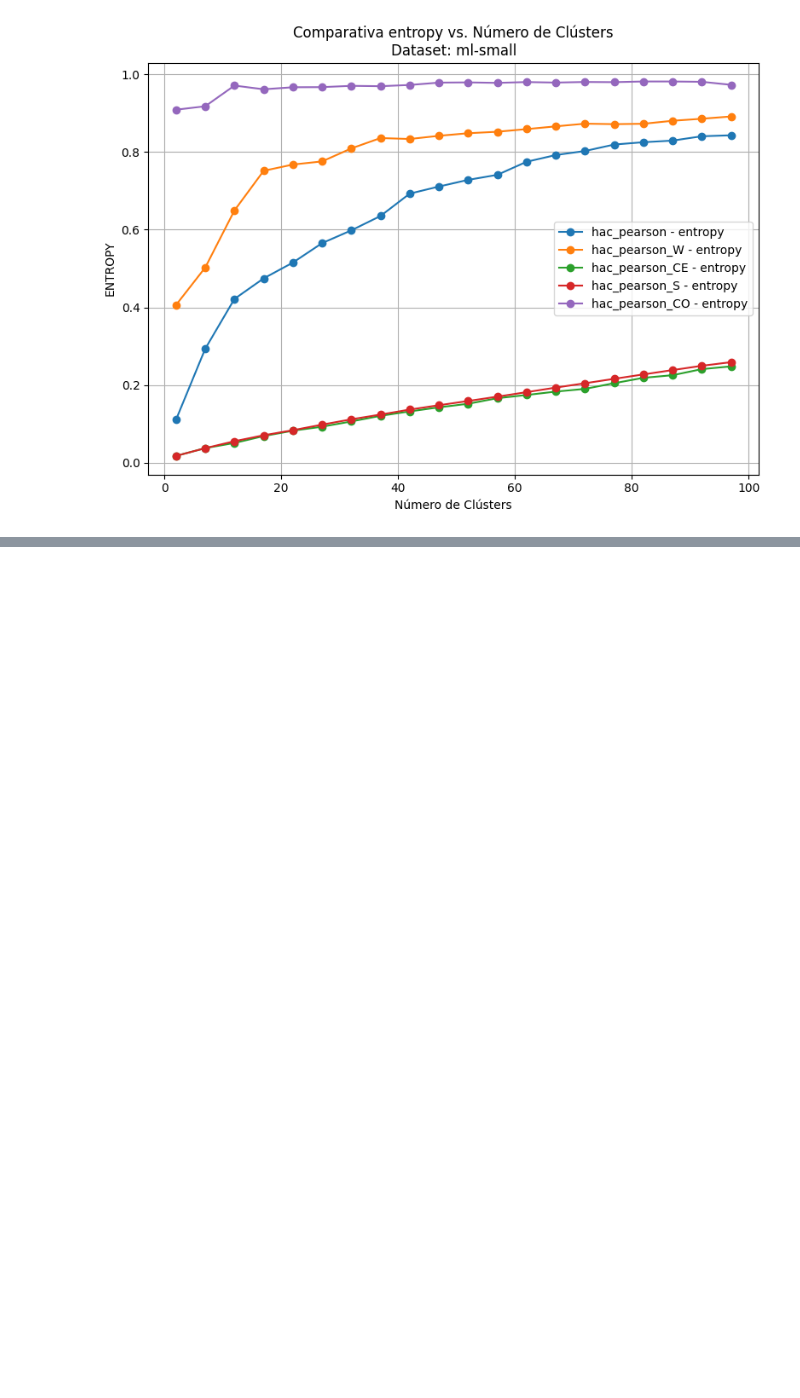
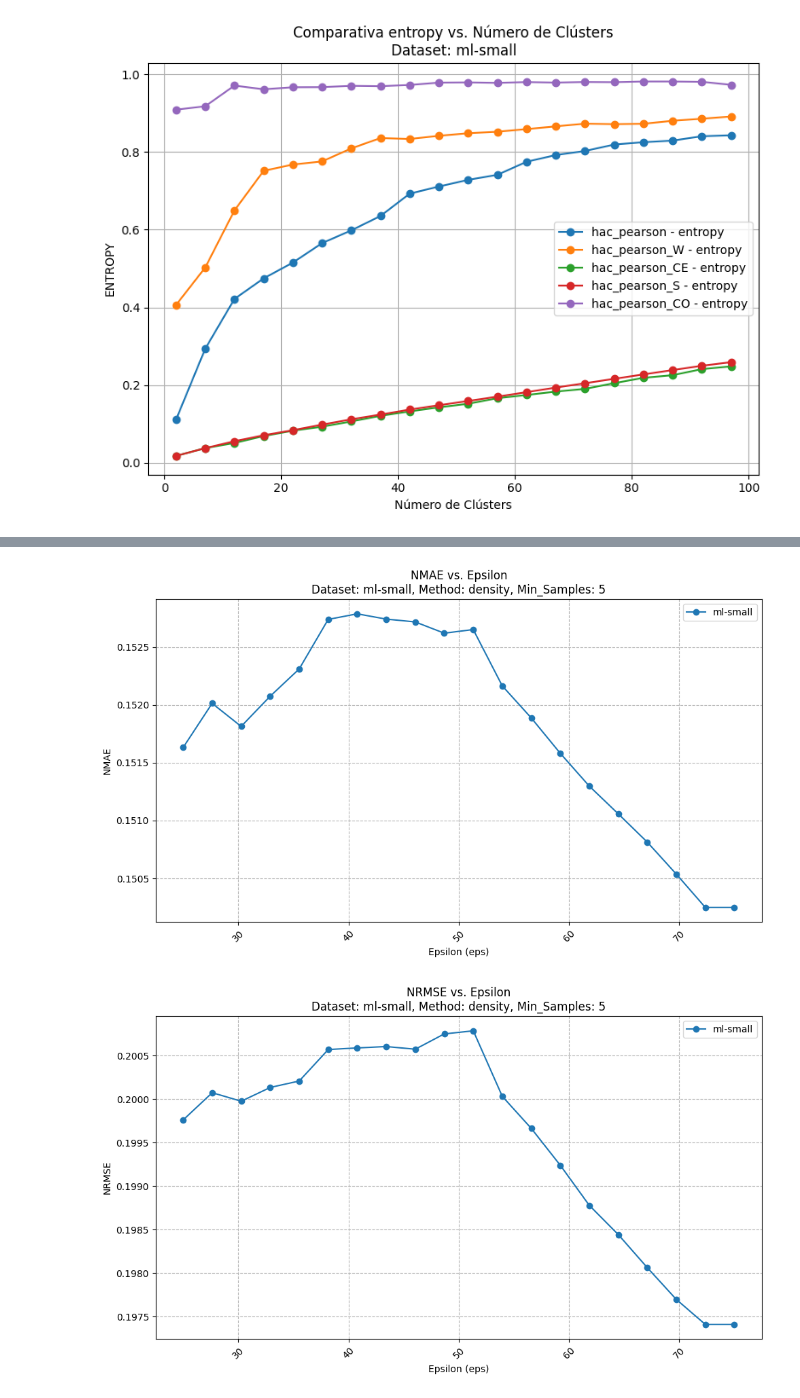
Before and after one commit to Polfono/clustering-recommenders, a Jupyter notebook: Code/analisis.ipynb, the cells around one changed output, grey strips where cells are left out. Cells and saved outputs as stored; diff of their text form; code cells hidden in the pictures; blank space fills up the shorter version.

Commit message:
density analisy

```diff
--- a/Code/analisis.ipynb
+++ b/Code/analisis.ipynb
@@ -608,0 +1091,48 @@ Figura guardada en ../Memoria/Figuras/entropy-pear-ml-small.png
+# %%
+dataset = 'ml-small'
+method = 'density'
+saveplot = False
+savedir = '../Memoria/Figuras/'
+
+plot_metric_vs_eps(
+    csv_filepath='density_results.csv',
+    dataset_name=dataset,
+    method=method,
+    min_samples_val=5,
+    metric_to_plot='nmae',
+    save_plot=saveplot,
+    save_dir=savedir,
+)
+
+plot_metric_vs_eps(
+    csv_filepath='density_results.csv',
+    dataset_name=dataset,
+    method=method,
+    min_samples_val=5,
+    metric_to_plot='nrmse',
+    save_plot=saveplot,
+    save_dir='../Memoria/Figuras/'
+)
+
+plot_metric_vs_eps(
+    csv_filepath='density_results.csv',
+    dataset_name=dataset,
+    method=method,
+    min_samples_val=5,
+    metric_to_plot='entropy',
+    save_plot=saveplot,
+    save_dir='../Memoria/Figuras/'
+)
+
+plot_metric_vs_eps(
+    csv_filepath='density_results.csv',
+    dataset_name=dataset,
+    method=method,
+    min_samples_val=5,
+    metric_to_plot='n_clusters_found',
+    save_plot=saveplot,
+    save_dir='../Memoria/Figuras/'
+)
+# %% [output]
+[figure, added]
+[figure, added]
```
Also changed, not shown: parts of 5 cells of this notebook, 47 other files.
